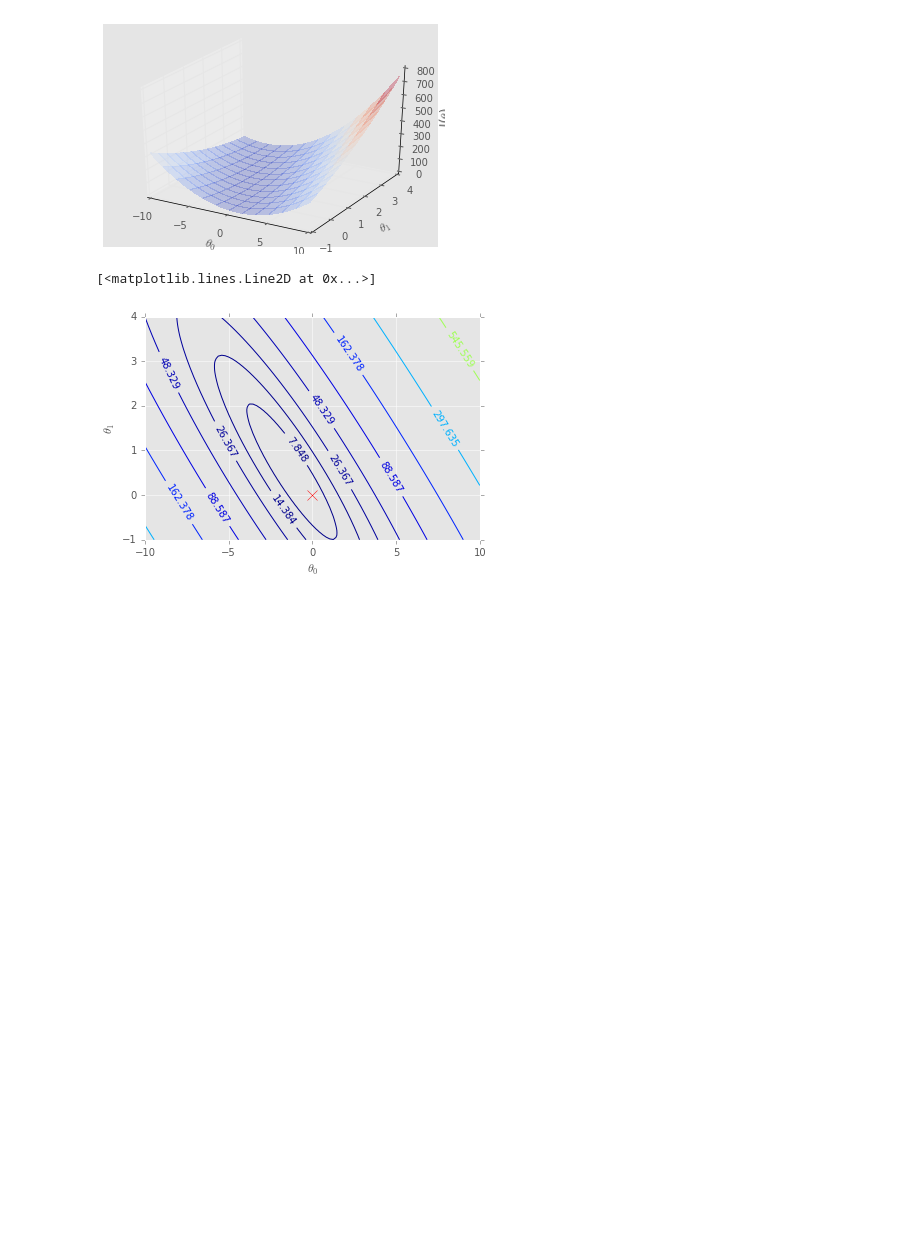
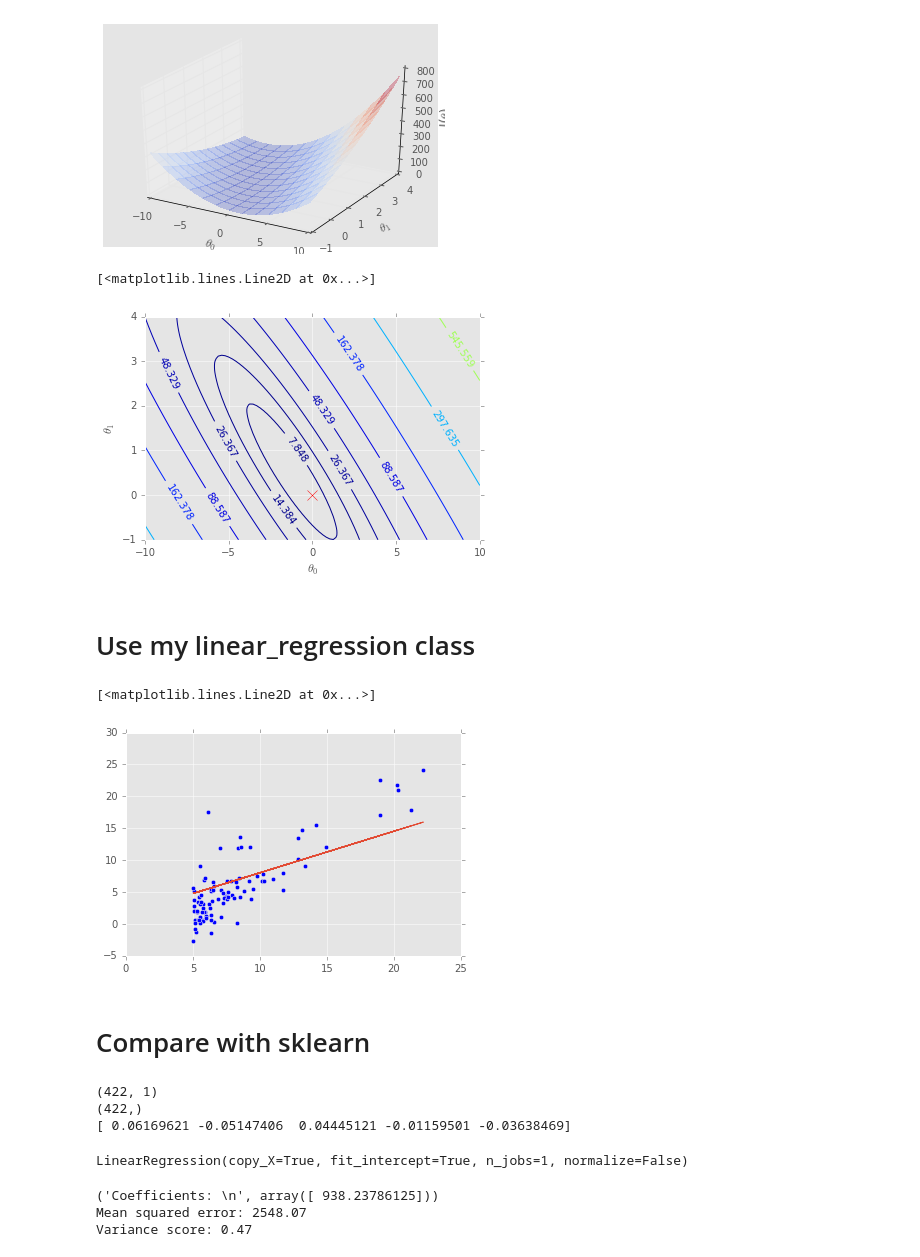
Before and after one commit to slegroux/slgML, a Jupyter notebook: linear_regression.ipynb, the cells around one changed output. Cells and saved outputs as stored; diff of their text form; code cells hidden in the pictures; blank space fills up the shorter version.

```diff
--- a/linear_regression.ipynb
+++ b/linear_regression.ipynb
@@ -114,3 +114,5 @@ plt.plot(0.0, 0.0, 'rx', linewidth=2, markersize=10)
 # %% [output]
 [<matplotlib.lines.Line2D at 0x...>]
 [figure]
+# %% [markdown]
+# Use my linear_regression class
@@ -116,0 +121,14 @@ plt.plot(0.0, 0.0, 'rx', linewidth=2, markersize=10)
+# %%
+X = data.population.values
+y = data.profit.values
+model = LinearRegression()
+model.fit(X,y, alpha = 0.01, n_iter = 2000)
+pred = model.predict(X)
+# %%
+plt.scatter(X, y)
+plt.plot(X, pred)
+# %% [output]
+[<matplotlib.lines.Line2D at 0x...>]
+[figure, added]
+# %% [markdown]
+# Compare with sklearn
@@ -116,0 +138,36 @@ plt.plot(0.0, 0.0, 'rx', linewidth=2, markersize=10)
+# %%
+# Use only one feature
+diabetes_X = diabetes.data[:, np.newaxis, 2]
+
+# Split the data into training/testing sets
+diabetes_X_train = diabetes_X[:-20]
+diabetes_X_test = diabetes_X[-20:]
+
+# Split the targets into training/testing sets
+diabetes_y_train = diabetes.target[:-20]
+diabetes_y_test = diabetes.target[-20:]
+
+print diabetes_X_train.shape
+print diabetes_y_train.shape
+print diabetes_X_train.flatten()[:5]
+# %% [output]
+(422, 1)
+(422,)
+[ 0.06169621 -0.05147406  0.04445121 -0.01159501 -0.03638469]
+# %%
+regr = linear_model.LinearRegression()
+regr.fit(diabetes_X_train, diabetes_y_train)
+# %% [output]
+LinearRegression(copy_X=True, fit_intercept=True, n_jobs=1, normalize=False)
+# %%
+# The coefficients
+print('Coefficients: \n', regr.coef_)
+# The mean squared error
+print("Mean squared error: %.2f"
+      % np.mean((regr.predict(diabetes_X_test) - diabetes_y_test) ** 2))
+# Explained variance score: 1 is perfect prediction
+print('Variance score: %.2f' % regr.score(diabetes_X_test, diabetes_y_test))
+# %% [output]
+('Coefficients: \n', array([ 938.23786125]))
+Mean squared error: 2548.07
+Variance score: 0.47
```
Also changed, not shown: parts of 6 cells of this notebook, 1 other file.
